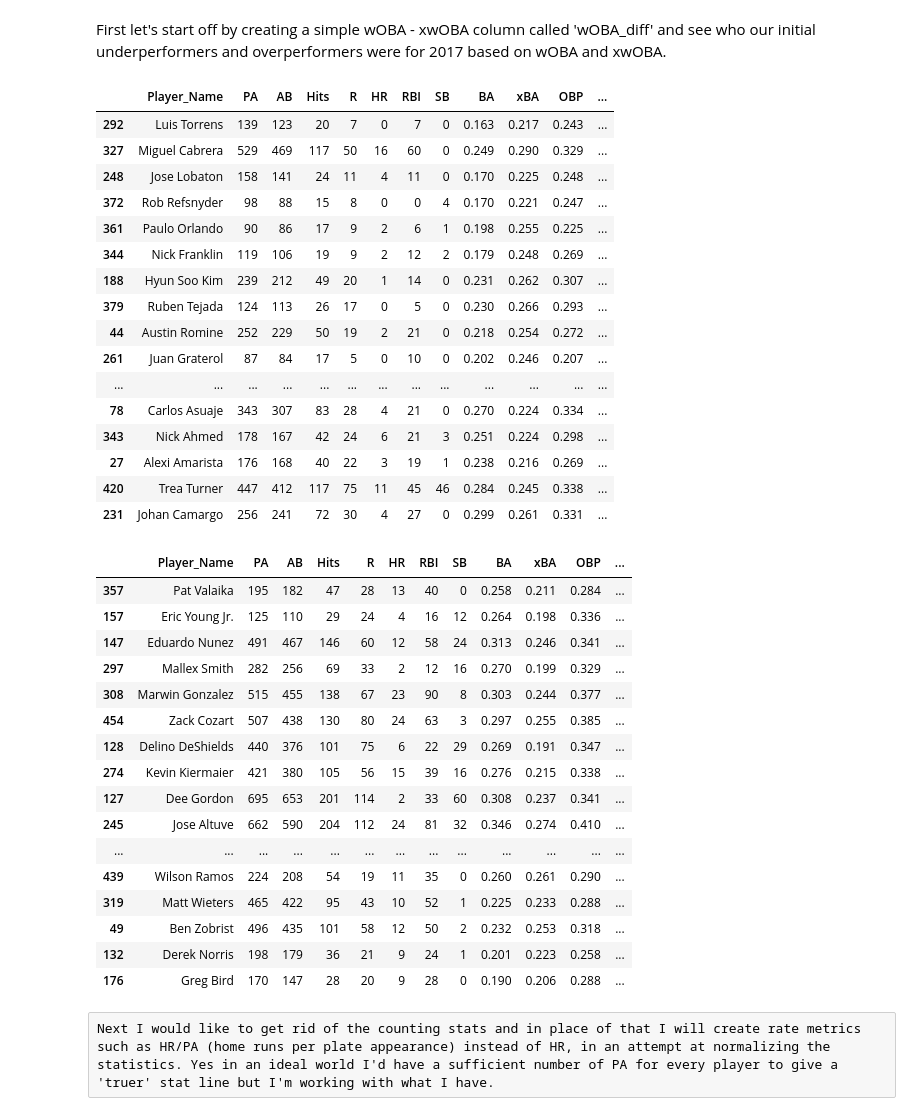
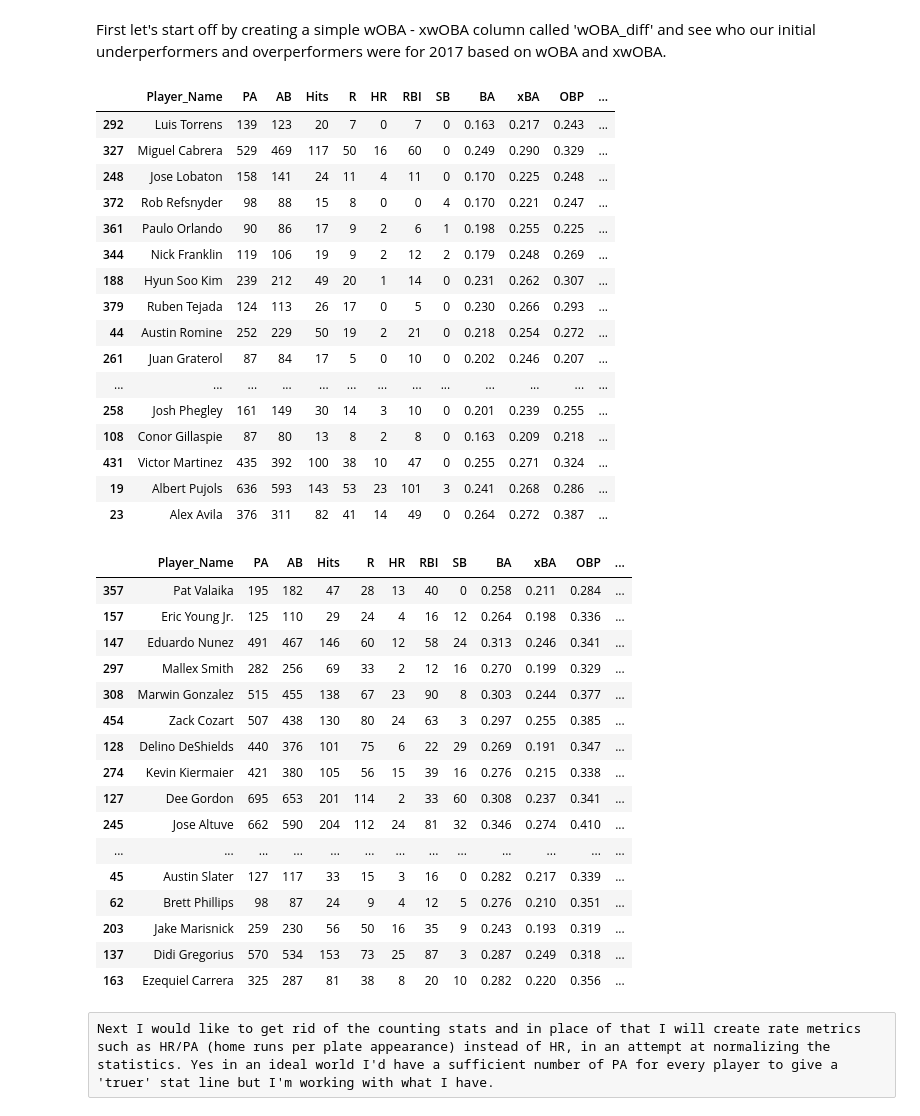
Before and after one commit to ayovito/FantasyBaseballProject, a Jupyter notebook: 2018 Fantasy Baseball Breakout Analysis - xwOBA.ipynb, the cells around one changed output. Cells and saved outputs as stored; diff of their text form; code cells hidden in the pictures.

```diff
--- a/2018 Fantasy Baseball Breakout Analysis - xwOBA.ipynb
+++ b/2018 Fantasy Baseball Breakout Analysis - xwOBA.ipynb
@@ -50,7 +50,7 @@ overperformers were for 2017 based on wOBA and xwOBA.
 # %%
 # underperformers - a lot with lower PAs but Cabrera, Moreland, Pujols - think this might be due to their lack of speed
 merged_2017 ['wOBA_diff'] = merged_2017['wOBA'] -  merged_2017['xwOBA']
-merged_2017.sort_values(by='wOBA_diff')
+merged_2017.sort_values(by='wOBA_diff').head(20)
 # %% [output]
 |  | Player_Name | PA | AB | Hits | R | HR | RBI | SB | BA | xBA | OBP | ... |
 | 292 | Luis Torrens | 139 | 123 | 20 | 7 | 0 | 7 | 0 | 0.163 | 0.217 | 0.243 | ... |
@@ -64,32 +64,32 @@ merged_2017.sort_values(by='wOBA_diff')
 | 44 | Austin Romine | 252 | 229 | 50 | 19 | 2 | 21 | 0 | 0.218 | 0.254 | 0.272 | ... |
 | 261 | Juan Graterol | 87 | 84 | 17 | 5 | 0 | 10 | 0 | 0.202 | 0.246 | 0.207 | ... |
 | ... | ... | ... | ... | ... | ... | ... | ... | ... | ... | ... | ... | ... |
-| 78 | Carlos Asuaje | 343 | 307 | 83 | 28 | 4 | 21 | 0 | 0.270 | 0.224 | 0.334 | ... |
-| 343 | Nick Ahmed | 178 | 167 | 42 | 24 | 6 | 21 | 3 | 0.251 | 0.224 | 0.298 | ... |
-| 27 | Alexi Amarista | 176 | 168 | 40 | 22 | 3 | 19 | 1 | 0.238 | 0.216 | 0.269 | ... |
-| 420 | Trea Turner | 447 | 412 | 117 | 75 | 11 | 45 | 46 | 0.284 | 0.245 | 0.338 | ... |
-| 231 | Johan Camargo | 256 | 241 | 72 | 30 | 4 | 27 | 0 | 0.299 | 0.261 | 0.331 | ... |
+| 258 | Josh Phegley | 161 | 149 | 30 | 14 | 3 | 10 | 0 | 0.201 | 0.239 | 0.255 | ... |
+| 108 | Conor Gillaspie | 87 | 80 | 13 | 8 | 2 | 8 | 0 | 0.163 | 0.209 | 0.218 | ... |
+| 431 | Victor Martinez | 435 | 392 | 100 | 38 | 10 | 47 | 0 | 0.255 | 0.271 | 0.324 | ... |
+| 19 | Albert Pujols | 636 | 593 | 143 | 53 | 23 | 101 | 3 | 0.241 | 0.268 | 0.286 | ... |
+| 23 | Alex Avila | 376 | 311 | 82 | 41 | 14 | 49 | 0 | 0.264 | 0.272 | 0.387 | ... |
 # %%
 # overperformers - Marwin, Cozart and again xwOBA doesn't adjust for speed as shown below
-merged_2017.sort_values(by='wOBA_diff', ascending=False)
+merged_2017.sort_values(by='wOBA_diff', ascending=False).head(20)
 # %% [output]
 |  | Player_Name | PA | AB | Hits | R | HR | RBI | SB | BA | xBA | OBP | ... |
 | 357 | Pat Valaika | 195 | 182 | 47 | 28 | 13 | 40 | 0 | 0.258 | 0.211 | 0.284 | ... |
 | 157 | Eric Young Jr. | 125 | 110 | 29 | 24 | 4 | 16 | 12 | 0.264 | 0.198 | 0.336 | ... |
 | 147 | Eduardo Nunez | 491 | 467 | 146 | 60 | 12 | 58 | 24 | 0.313 | 0.246 | 0.341 | ... |
 | 297 | Mallex Smith | 282 | 256 | 69 | 33 | 2 | 12 | 16 | 0.270 | 0.199 | 0.329 | ... |
 | 308 | Marwin Gonzalez | 515 | 455 | 138 | 67 | 23 | 90 | 8 | 0.303 | 0.244 | 0.377 | ... |
 | 454 | Zack Cozart | 507 | 438 | 130 | 80 | 24 | 63 | 3 | 0.297 | 0.255 | 0.385 | ... |
 | 128 | Delino DeShields | 440 | 376 | 101 | 75 | 6 | 22 | 29 | 0.269 | 0.191 | 0.347 | ... |
 | 274 | Kevin Kiermaier | 421 | 380 | 105 | 56 | 15 | 39 | 16 | 0.276 | 0.215 | 0.338 | ... |
 | 127 | Dee Gordon | 695 | 653 | 201 | 114 | 2 | 33 | 60 | 0.308 | 0.237 | 0.341 | ... |
 | 245 | Jose Altuve | 662 | 590 | 204 | 112 | 24 | 81 | 32 | 0.346 | 0.274 | 0.410 | ... |
 | ... | ... | ... | ... | ... | ... | ... | ... | ... | ... | ... | ... | ... |
-| 439 | Wilson Ramos | 224 | 208 | 54 | 19 | 11 | 35 | 0 | 0.260 | 0.261 | 0.290 | ... |
-| 319 | Matt Wieters | 465 | 422 | 95 | 43 | 10 | 52 | 1 | 0.225 | 0.233 | 0.288 | ... |
-| 49 | Ben Zobrist | 496 | 435 | 101 | 58 | 12 | 50 | 2 | 0.232 | 0.253 | 0.318 | ... |
-| 132 | Derek Norris | 198 | 179 | 36 | 21 | 9 | 24 | 1 | 0.201 | 0.223 | 0.258 | ... |
-| 176 | Greg Bird | 170 | 147 | 28 | 20 | 9 | 28 | 0 | 0.190 | 0.206 | 0.288 | ... |
+| 45 | Austin Slater | 127 | 117 | 33 | 15 | 3 | 16 | 0 | 0.282 | 0.217 | 0.339 | ... |
+| 62 | Brett Phillips | 98 | 87 | 24 | 9 | 4 | 12 | 5 | 0.276 | 0.210 | 0.351 | ... |
+| 203 | Jake Marisnick | 259 | 230 | 56 | 50 | 16 | 35 | 9 | 0.243 | 0.193 | 0.319 | ... |
+| 137 | Didi Gregorius | 570 | 534 | 153 | 73 | 25 | 87 | 3 | 0.287 | 0.249 | 0.318 | ... |
+| 163 | Ezequiel Carrera | 325 | 287 | 81 | 38 | 8 | 20 | 10 | 0.282 | 0.220 | 0.356 | ... |
 # %% [raw]
 Next I would like to get rid of the counting stats and in place of that I will create rate metrics such as HR/PA (home runs per plate appearance) instead of HR, in an attempt at normalizing the statistics. Yes in an ideal world I'd have a sufficient number of PA for every player to give a 'truer' stat line but I'm working with what I have.
 # %%
```
